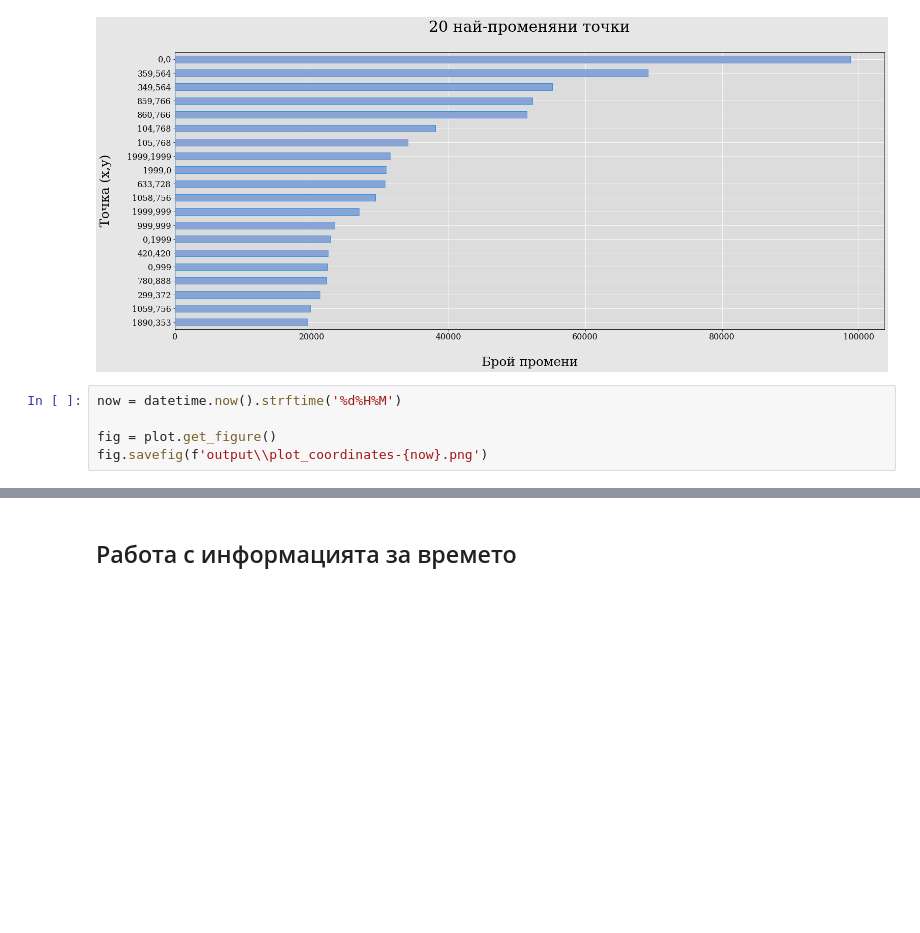
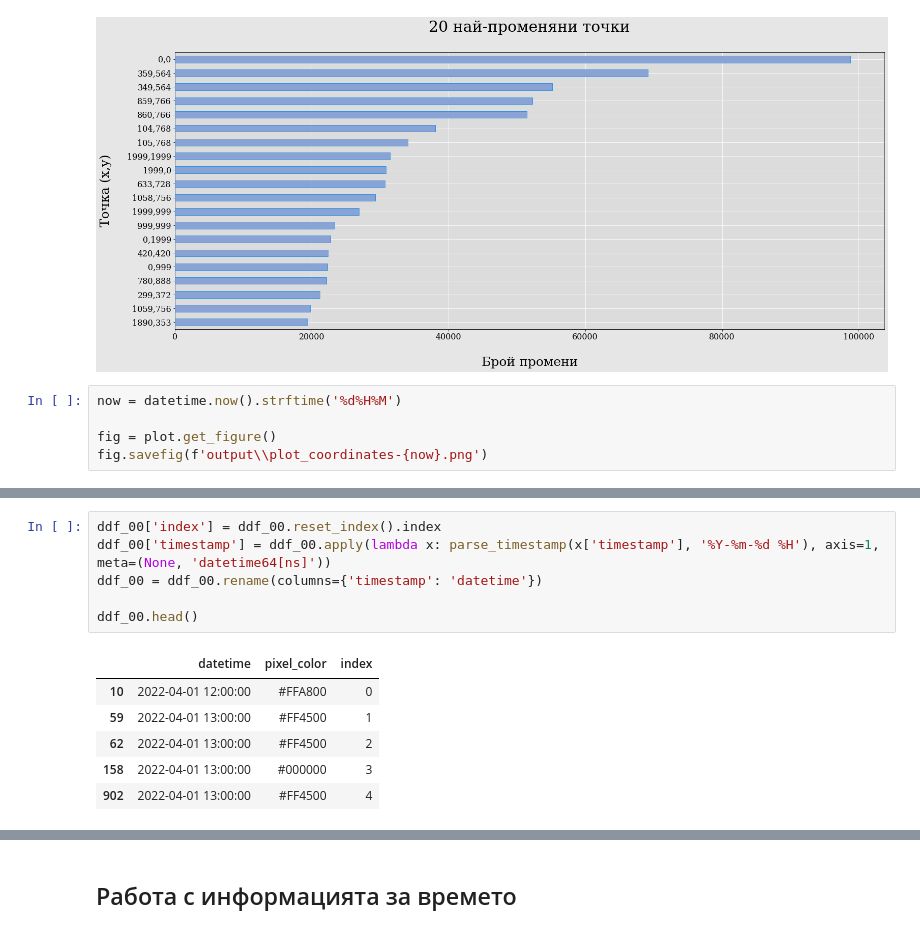
Before and after one commit to Denis-Iv/Analyzing-Social-Experiment, a Jupyter notebook: visualize_data.ipynb, the cells around one changed output, grey strips where cells are left out. Cells and saved outputs as stored; diff of their text form; blank space fills up the shorter version.

```diff
--- a/visualize_data.ipynb
+++ b/visualize_data.ipynb
@@ -220,0 +277,13 @@ fig.savefig(f'output\\plot_coordinates-{now}.png')
+# %%
+ddf_00['index'] = ddf_00.reset_index().index
+ddf_00['timestamp'] = ddf_00.apply(lambda x: parse_timestamp(x['timestamp'], '%Y-%m-%d %H'), axis=1, meta=(None, 'datetime64[ns]'))
+ddf_00 = ddf_00.rename(columns={'timestamp': 'datetime'})
+
+ddf_00.head()
+# %% [output]
+|  | datetime | pixel_color | index |
+| 10 | 2022-04-01 12:00:00 | #FFA800 | 0 |
+| 59 | 2022-04-01 13:00:00 | #FF4500 | 1 |
+| 62 | 2022-04-01 13:00:00 | #FF4500 | 2 |
+| 158 | 2022-04-01 13:00:00 | #000000 | 3 |
+| 902 | 2022-04-01 13:00:00 | #FF4500 | 4 |
```
Also changed, not shown: parts of 17 cells of this notebook.
